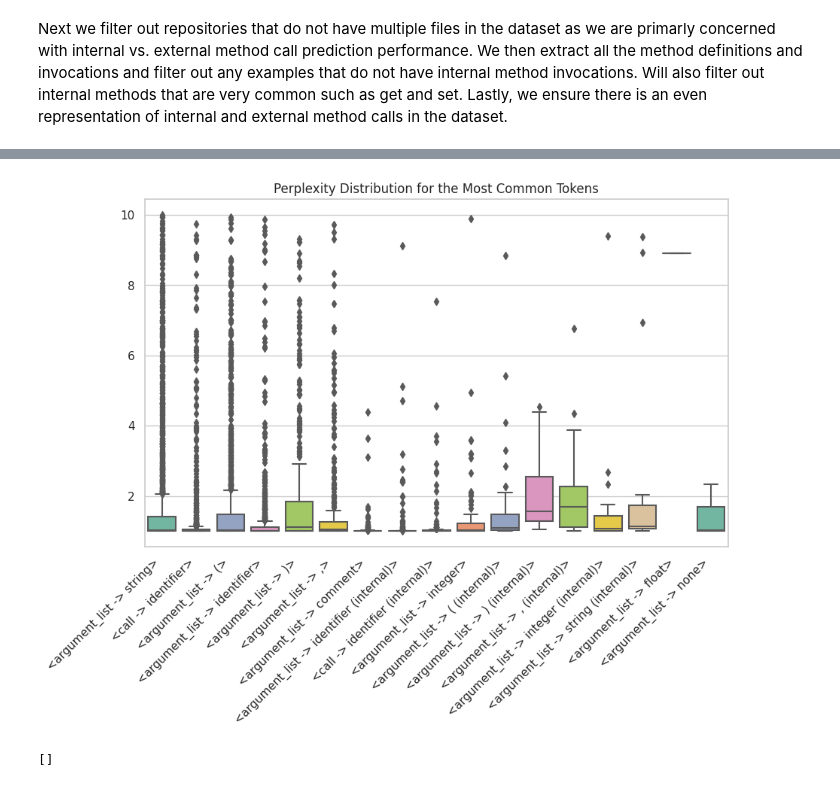
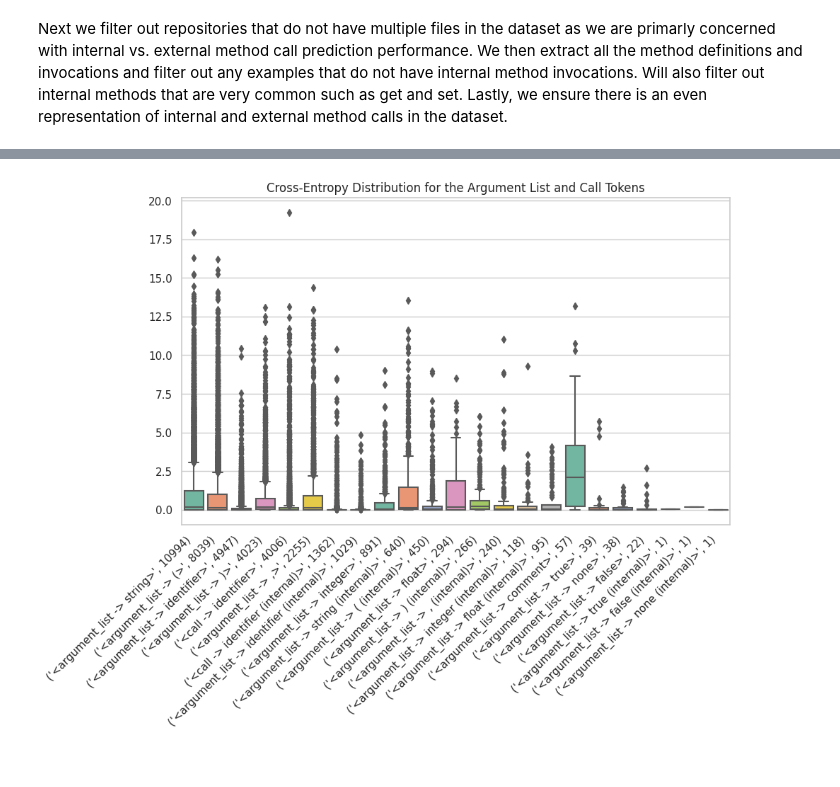
Before and after one commit to ncoop57/perplexed, a Jupyter notebook: nbs/03_paper_results.ipynb, the cells around one changed output, grey strips where cells are left out. Drawn from its saved outputs; the diff is of its cells as text; code cells hidden in the pictures.

Commit message:
Clean up and fix calculating of pad token

```diff
--- a/nbs/03_paper_results.ipynb
+++ b/nbs/03_paper_results.ipynb
@@ -113,7 +144,6 @@ def code_collator(batch):
     merged_ast = []
     for b in batch:
         merged_ast.append(b.pop("merged_ast"))
-
     batch = default_data_collator(batch)
     batch["merged_ast"] = merged_ast
     return batch
@@ -122,6 +152,7 @@ def tokenizer_wrapper(tokenizer, example, column, *args, **kwargs):
     return tokenizer(example[column], internal_methods=example["internal_methods"], *args, **kwargs)
 
 # Setup tokenizer
-tokenizer = partial(tokenizer_wrapper, py_tokenizer, column="content")
+tokenizer = partial(tokenizer_wrapper, py_tokenizer, column="code")
 tokenizer.decode = py_tokenizer.decode
+tokenizer.pad_token = py_tokenizer.tokenizer.pad_token
 # %%
@@ -142,23 +197,6 @@ tokenizer.decode = py_tokenizer.decode
-# %%
-#|eval: false
-from perplexed.core import perplexed
-
-cross_dist, token_cnt = perplexed(
-    model,
-    filtered_ds,
-    tokenizer=tokenizer,
-    column="content",
-    semantic_column="merged_ast",
-    batch_size=1,
-    num_proc=32,
-    device="cpu",
-    collate_fn=code_collator,
-    pass_row=True,
-    return_tokens=True,
-    return_distributions=True,
-    compute_perplexity=False,
-)
+# %%
+most_common = token_cnt.most_common()
 # %%
-most_common = token_cnt.most_common(2_000)
+# most_common = token_cnt.most_common(2_000)
 # filter out that don't start with a < and end with a >
-most_common = [t for t in most_common if t[0].startswith("<argument_list") or t[0].startswith("<call")] # [:10]
+argument_lists = [t for t in most_common if t[0].startswith("<argument_list") or t[0].startswith("<call")] # [:10]
@@ -185,24 +223,24 @@ most_common
 # %%
 #|eval: false
 # boxplot the distribution of perplexities for the most common tokens
 import matplotlib.pyplot as plt
 import numpy as np
 import seaborn as sns
 
 sns.set_theme(style="whitegrid")
 
 # most_common = token_cnt.most_common(15)
-most_common_tokens = [token for token, _ in most_common]
-most_common_crosses = [
+argument_lists_tokens = [token for token, _ in argument_lists]
+argument_lists_crosses = [
     cross_dist[token]
-    for token in most_common_tokens
+    for token in argument_lists_tokens
 ]
 
 fig, ax = plt.subplots(figsize=(10, 6))
-ax = sns.boxplot(data=most_common_crosses, palette="Set2")
-ax.set_xticklabels(most_common_tokens)
-ax.set_title("Perplexity Distribution for the Most Common Tokens")
+ax = sns.boxplot(data=argument_lists_crosses, palette="Set2")
+ax.set_xticklabels(argument_lists)
+ax.set_title("Cross-Entropy Distribution for the Argument List and Call Tokens")
 plt.xticks(rotation=45, ha="right")
 plt.show()
 # %% [output]
-[figure, old version]
+[figure, new version]
@@ -213,4 +246,0 @@ most_common = [t for t in token_cnt if "internal" in t[0]][:10]
-# %%
-most_common
-# %% [output]
-[]
```
Also changed, not shown: parts of 65 cells of this notebook, 2 other files.
